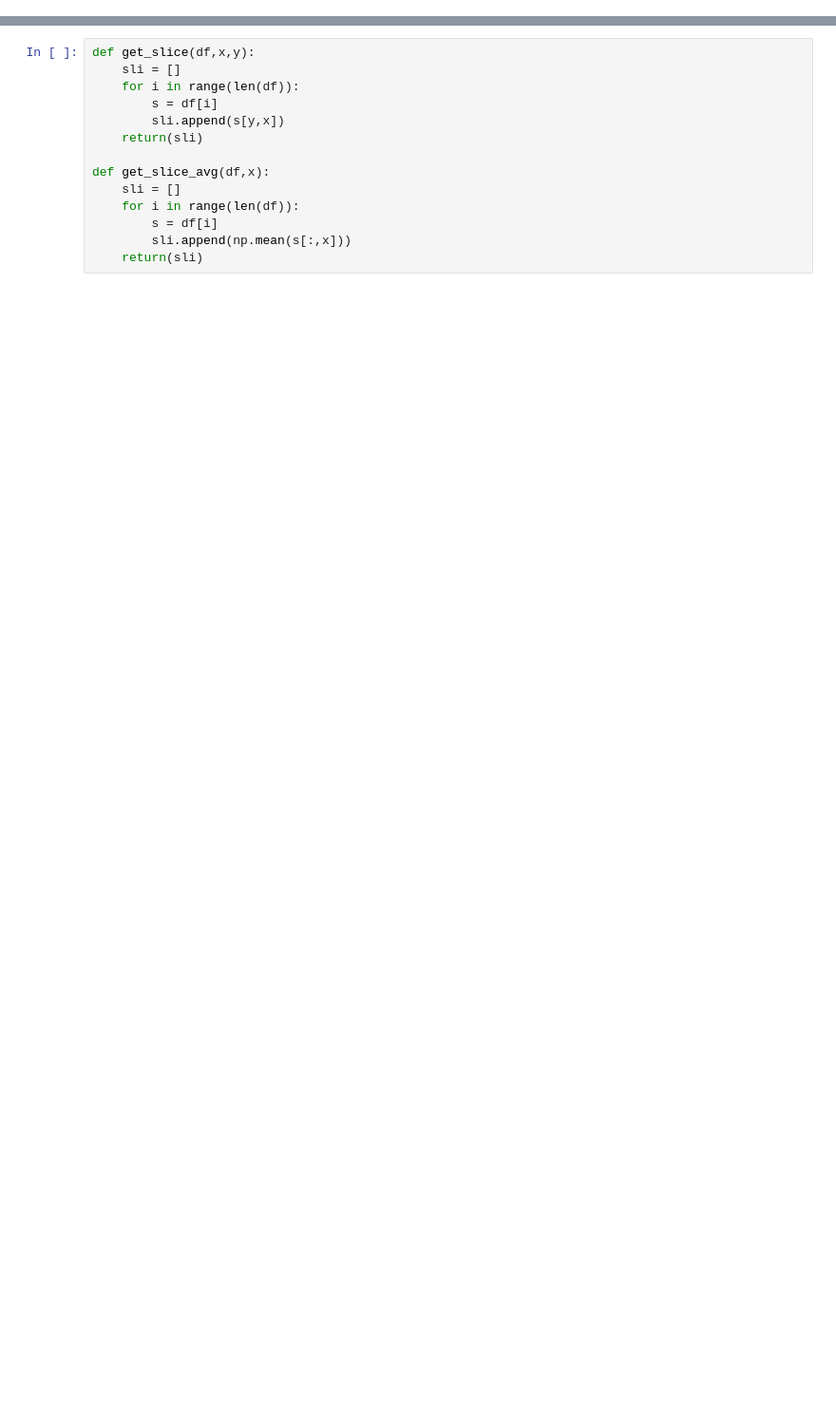
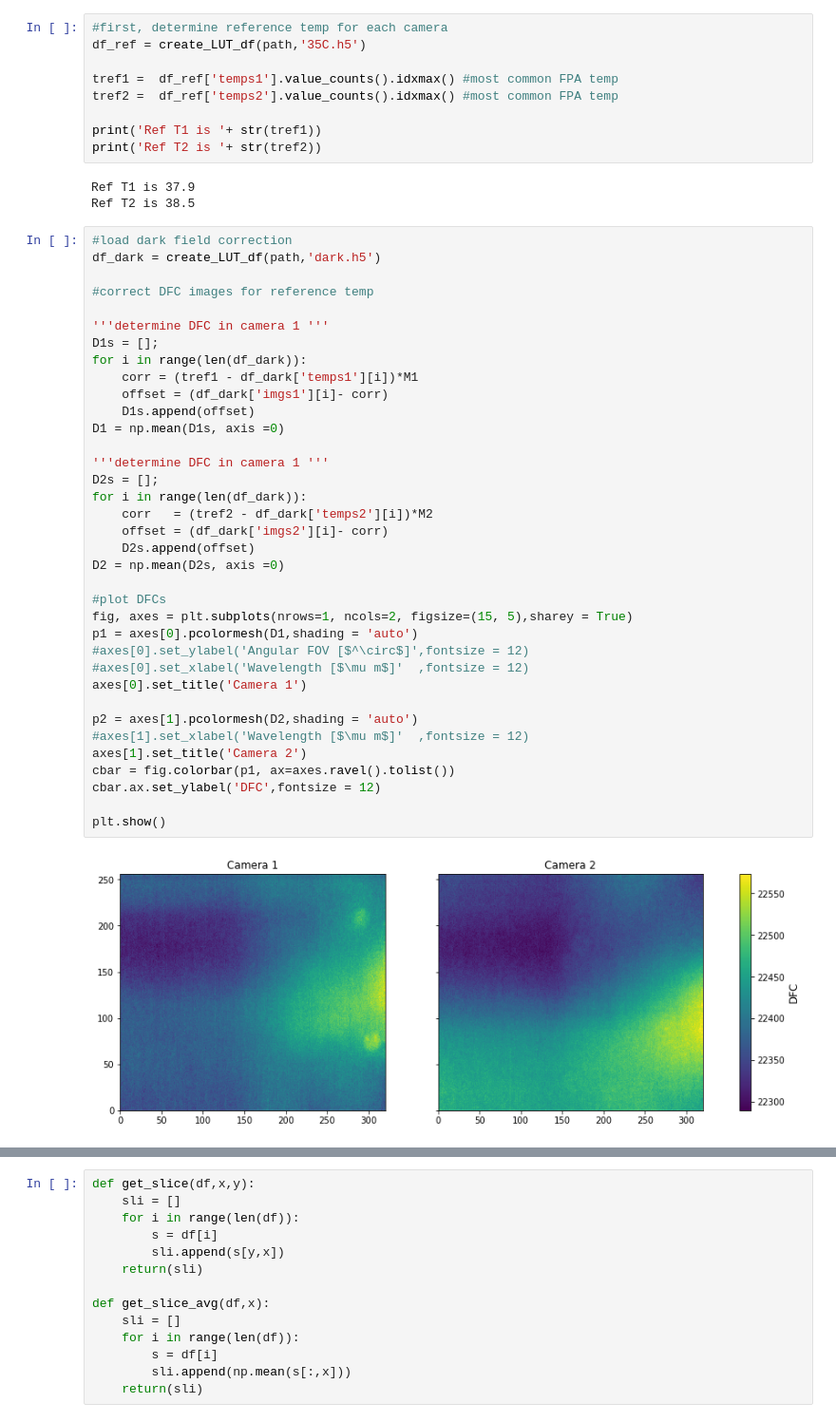
Before and after one commit to Polarization-Lab/IRCSP, a Jupyter notebook: calibration/calculate_LUT_with_NUC.ipynb, the cells around one changed output, grey strips where cells are left out. Shown at 95% size. Drawn from its saved outputs; the diff is of its cells as text; blank space fills up the shorter version.

```diff
--- a/calibration/calculate_LUT_with_NUC.ipynb
+++ b/calibration/calculate_LUT_with_NUC.ipynb
@@ -255,0 +59,50 @@ plt.show()
+# %%
+#first, determine reference temp for each camera
+df_ref = create_LUT_df(path,'35C.h5')
+
+tref1 =  df_ref['temps1'].value_counts().idxmax() #most common FPA temp
+tref2 =  df_ref['temps2'].value_counts().idxmax() #most common FPA temp
+
+print('Ref T1 is '+ str(tref1))
+print('Ref T2 is '+ str(tref2))
+# %% [output]
+Ref T1 is 37.9
+Ref T2 is 38.5
+# %%
+#load dark field correction
+df_dark = create_LUT_df(path,'dark.h5')
+
+#correct DFC images for reference temp
+
+'''determine DFC in camera 1 '''
+D1s = [];
+for i in range(len(df_dark)):
+    corr = (tref1 - df_dark['temps1'][i])*M1
+    offset = (df_dark['imgs1'][i]- corr)
+    D1s.append(offset)
+D1 = np.mean(D1s, axis =0)
+
+'''determine DFC in camera 1 '''
+D2s = [];
+for i in range(len(df_dark)):
+    corr   = (tref2 - df_dark['temps2'][i])*M2
+    offset = (df_dark['imgs2'][i]- corr)
+    D2s.append(offset)
+D2 = np.mean(D2s, axis =0)
+
+#plot DFCs
+fig, axes = plt.subplots(nrows=1, ncols=2, figsize=(15, 5),sharey = True)
+p1 = axes[0].pcolormesh(D1,shading = 'auto')
+#axes[0].set_ylabel('Angular FOV [$^\circ$]',fontsize = 12)
+#axes[0].set_xlabel('Wavelength [$\mu m$]'  ,fontsize = 12)
+axes[0].set_title('Camera 1')
+
+p2 = axes[1].pcolormesh(D2,shading = 'auto')
+#axes[1].set_xlabel('Wavelength [$\mu m$]'  ,fontsize = 12)
+axes[1].set_title('Camera 2')
+cbar = fig.colorbar(p1, ax=axes.ravel().tolist())
+cbar.ax.set_ylabel('DFC',fontsize = 12)
+
+plt.show()
+# %% [output]
+[figure, added]
```
Also changed, not shown: parts of 52 cells of this notebook, 7 other files.
